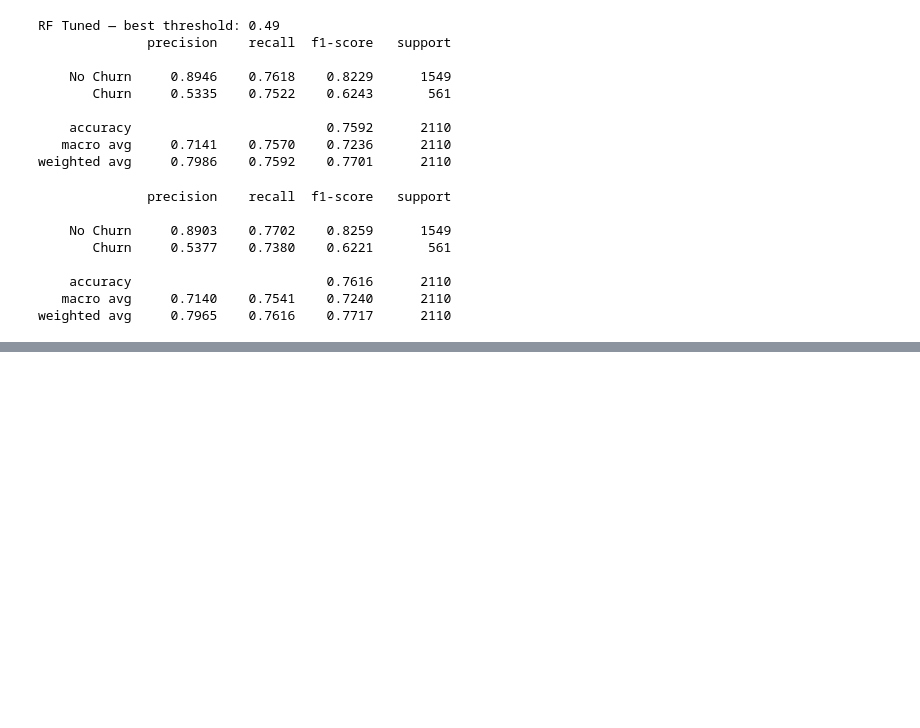
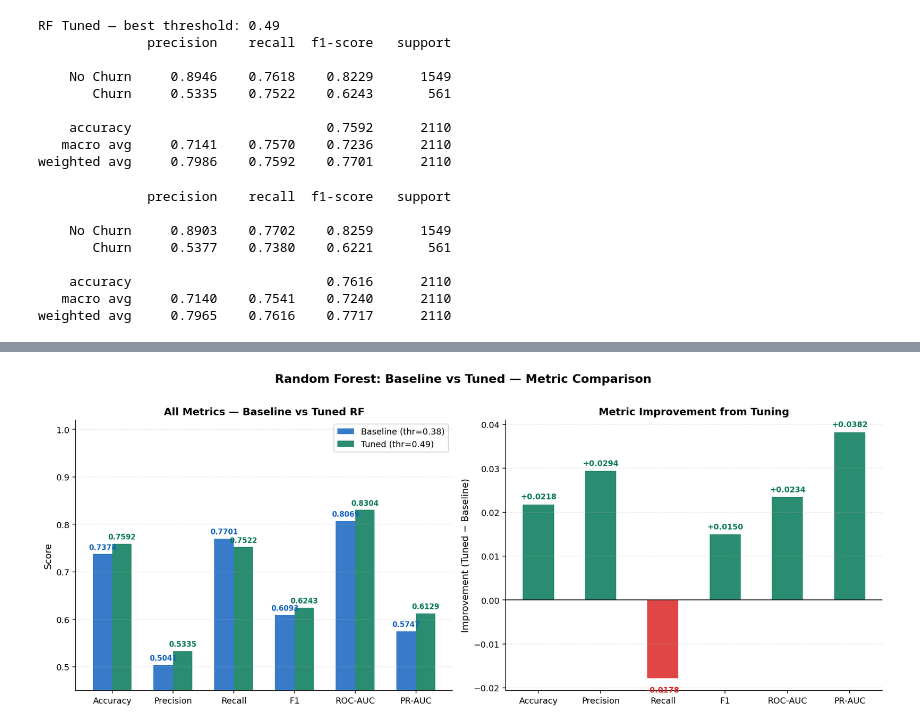
Before and after one commit to sMathujan/Telecom-Customer-Churn-Prediction, a Jupyter notebook: churn notebooks/03_Model_Building_and_Tuning.ipynb, the cells around one changed output, grey strips where cells are left out. Drawn from its saved outputs; the diff is of its cells as text; code cells hidden in the pictures; blank space fills up the shorter version.

Commit message:
Visualisation for Random Forest baseline and tuned has been added

```diff
--- a/churn notebooks/03_Model_Building_and_Tuning.ipynb
+++ b/churn notebooks/03_Model_Building_and_Tuning.ipynb
@@ -522,3 +522,21 @@ print(classification_report(y_test, (rf_prob >= 0.5).astype(int),
     accuracy                         0.7616      2110
    macro avg     0.7140    0.7541    0.7240      2110
 weighted avg     0.7965    0.7616    0.7717      2110
+# %%
+# Colour scheme
+C_BASE  = '#1565C0'   # blue  — baseline
+C_TUNE  = '#047857'   # green — tuned
+C_BASE_L= '#DBEAFE'   # light blue
+C_TUNE_L= '#D1FAE5'   # light green
+C_DARK  = '#1C1C1E'
+C_GRAY  = '#64748B'
+
+plt.rcParams.update({
+    'figure.dpi'     : 140,
+    'axes.titlesize' : 12,
+    'axes.labelsize' : 11,
+    'xtick.labelsize': 10,
+    'ytick.labelsize': 10,
+    'legend.fontsize': 10,
+    'font.family'    : 'sans-serif',
+})
@@ -524,0 +591,59 @@ weighted avg     0.7965    0.7616    0.7717      2110
+# %%
+fig, axes = plt.subplots(1, 2, figsize=(14, 5.5))
+
+# Left: grouped bar chart
+x     = np.arange(len(metrics_cols))
+width = 0.32
+
+bars_b = axes[0].bar(x - width/2, comparison['Baseline (thr=0.38)'],
+                     width, color=C_BASE, alpha=0.85, label='Baseline (thr=0.38)')
+bars_t = axes[0].bar(x + width/2, comparison['Tuned (thr=0.49)'],
+                     width, color=C_TUNE, alpha=0.85, label='Tuned (thr=0.49)')
+
+# Annotate values
+for bars, col in [(bars_b, C_BASE), (bars_t, C_TUNE)]:
+    for bar in bars:
+        axes[0].text(bar.get_x() + bar.get_width()/2,
+                     bar.get_height() + 0.006,
+                     f'{bar.get_height():.4f}',
+                     ha='center', va='bottom', fontsize=8.5,
+                     color=col, fontweight='bold')
+
+axes[0].set_xticks(x)
+axes[0].set_xticklabels(metrics_cols, fontsize=10)
+axes[0].set_ylim(0.45, 1.02)
+axes[0].set_ylabel('Score')
+axes[0].set_title('All Metrics — Baseline vs Tuned RF', fontweight='bold')
+axes[0].legend()
+axes[0].grid(axis='y', alpha=0.3, linestyle='--')
+axes[0].spines['top'].set_visible(False)
+axes[0].spines['right'].set_visible(False)
+
+# Right: improvement delta bar chart
+deltas = comparison['Improvement']
+colours_delta = [C_TUNE if v >= 0 else '#DC2626' for v in deltas]
+
+axes[1].bar(metrics_cols, deltas, color=colours_delta, alpha=0.85, width=0.5)
+axes[1].axhline(0, color=C_DARK, linewidth=1)
+
+for i, (metric, val) in enumerate(deltas.items()):
+    axes[1].text(i, val + (0.0008 if val >= 0 else -0.0018),
+                 f'{val:+.4f}',
+                 ha='center', va='bottom' if val >= 0 else 'top',
+                 fontsize=9, fontweight='bold',
+                 color=C_TUNE if val >= 0 else '#DC2626')
+
+axes[1].set_ylabel('Improvement (Tuned − Baseline)')
+axes[1].set_title('Metric Improvement from Tuning', fontweight='bold')
+axes[1].set_xticklabels(metrics_cols, fontsize=10)
+axes[1].grid(axis='y', alpha=0.3, linestyle='--')
+axes[1].spines['top'].set_visible(False)
+axes[1].spines['right'].set_visible(False)
+
+fig.suptitle('Random Forest: Baseline vs Tuned — Metric Comparison',
+             fontsize=14, fontweight='bold', y=1.01)
+plt.tight_layout()
+plt.savefig('plots/03_rf_metrics_comparison.png', bbox_inches='tight', dpi=150)
+plt.show()
+# %% [output]
+[figure, added]
```
Also changed, not shown: parts of 2 cells of this notebook, 2 other files.
